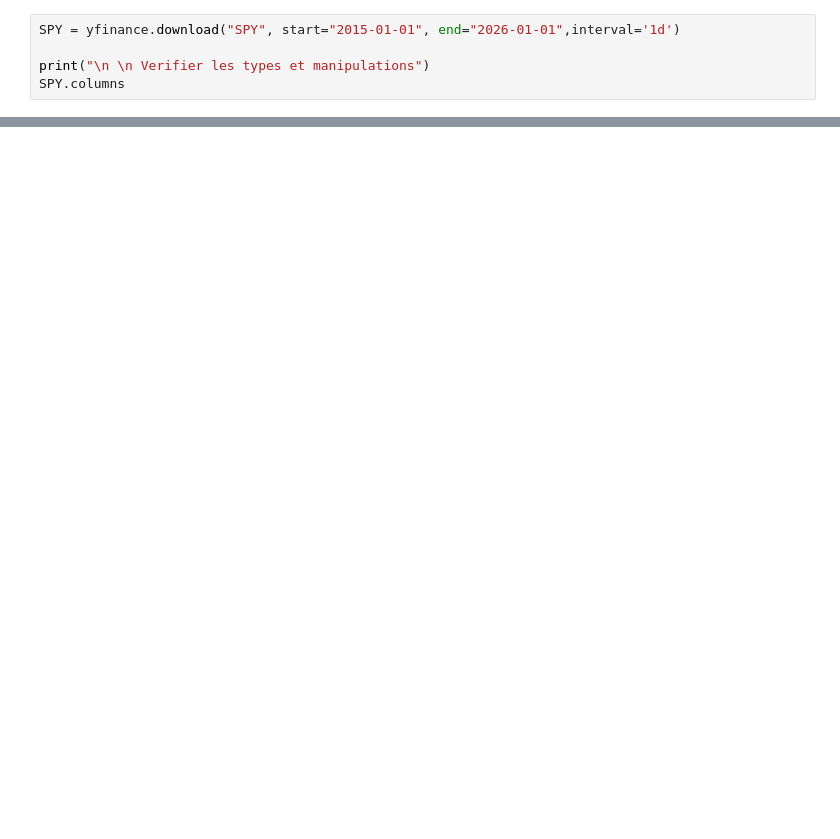
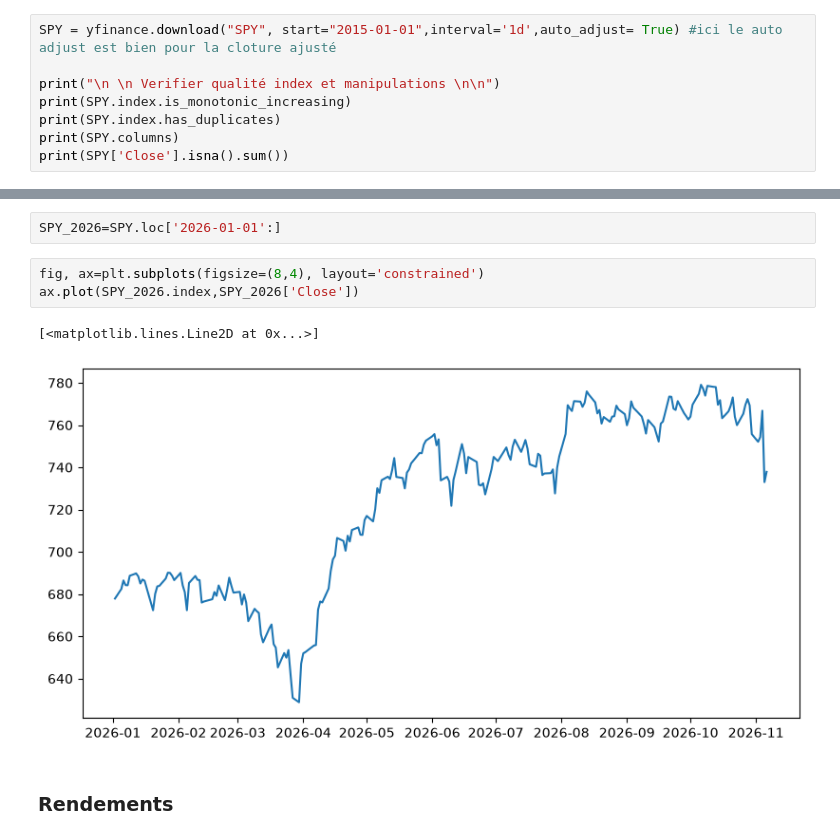
Before and after one commit to lajord/Quant_lab, a Jupyter notebook: projects/01-market-xray/main.ipynb, the cells around one changed output, grey strips where cells are left out. Drawn from its saved outputs; the diff is of its cells as text; blank space fills up the shorter version.

```diff
--- a/projects/01-market-xray/main.ipynb
+++ b/projects/01-market-xray/main.ipynb
@@ -4,7 +10,10 @@ import pandas as pd
 # %%
-SPY = yfinance.download("SPY", start="2015-01-01", end="2026-01-01",interval='1d')
+SPY = yfinance.download("SPY", start="2015-01-01",interval='1d',auto_adjust= True) #ici le auto adjust est bien pour la cloture ajusté
 
-print("\n \n Verifier les types et manipulations")
-SPY.columns
+print("\n \n Verifier qualité index et manipulations \n\n")
+print(SPY.index.is_monotonic_increasing)
+print(SPY.index.has_duplicates)
+print(SPY.columns)
+print(SPY['Close'].isna().sum())
 # %% [output]
 [*********************100%***********************]  1 of 1 completed
@@ -33,0 +34,10 @@ MultiIndex([( 'Close', 'SPY'),
+# %%
+SPY_2026=SPY.loc['2026-01-01':]
+# %%
+fig, ax=plt.subplots(figsize=(8,4), layout='constrained')
+ax.plot(SPY_2026.index,SPY_2026['Close'])
+# %% [output]
+[<matplotlib.lines.Line2D at 0x...>]
+[figure, added]
+# %% [markdown]
+### Rendements
```
Also changed, not shown: parts of 19 cells of this notebook, 3 other files.
